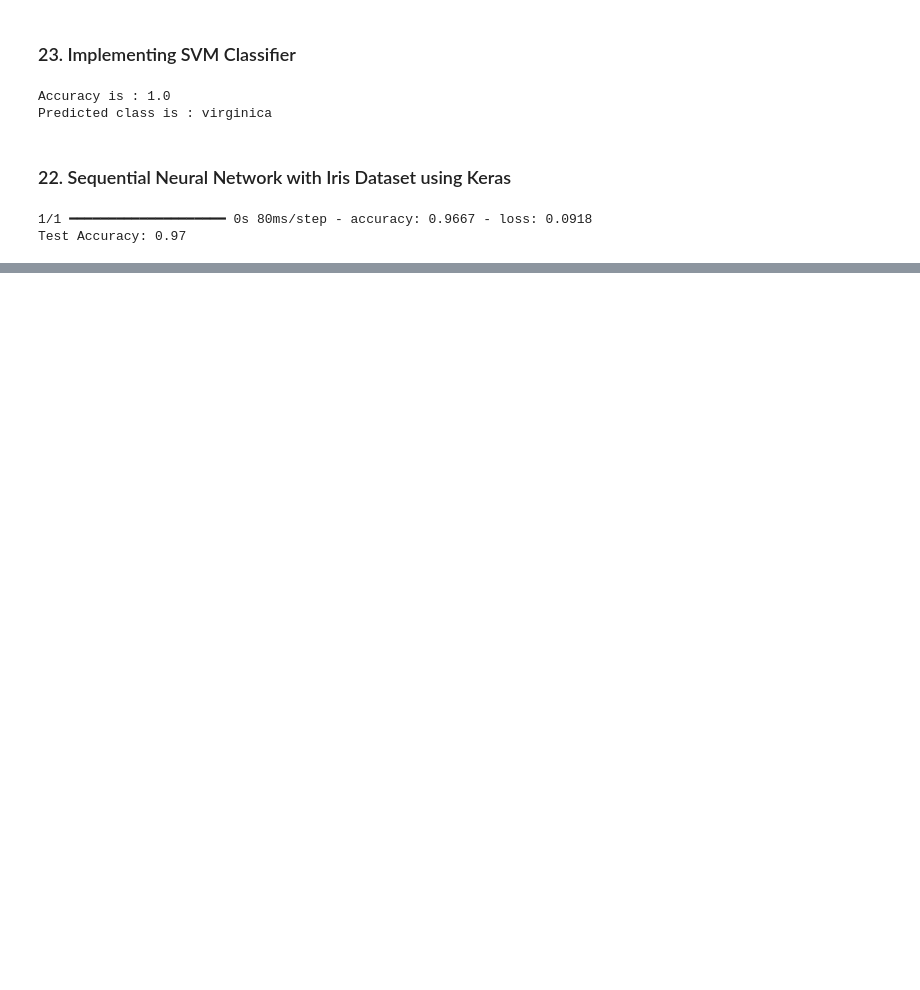
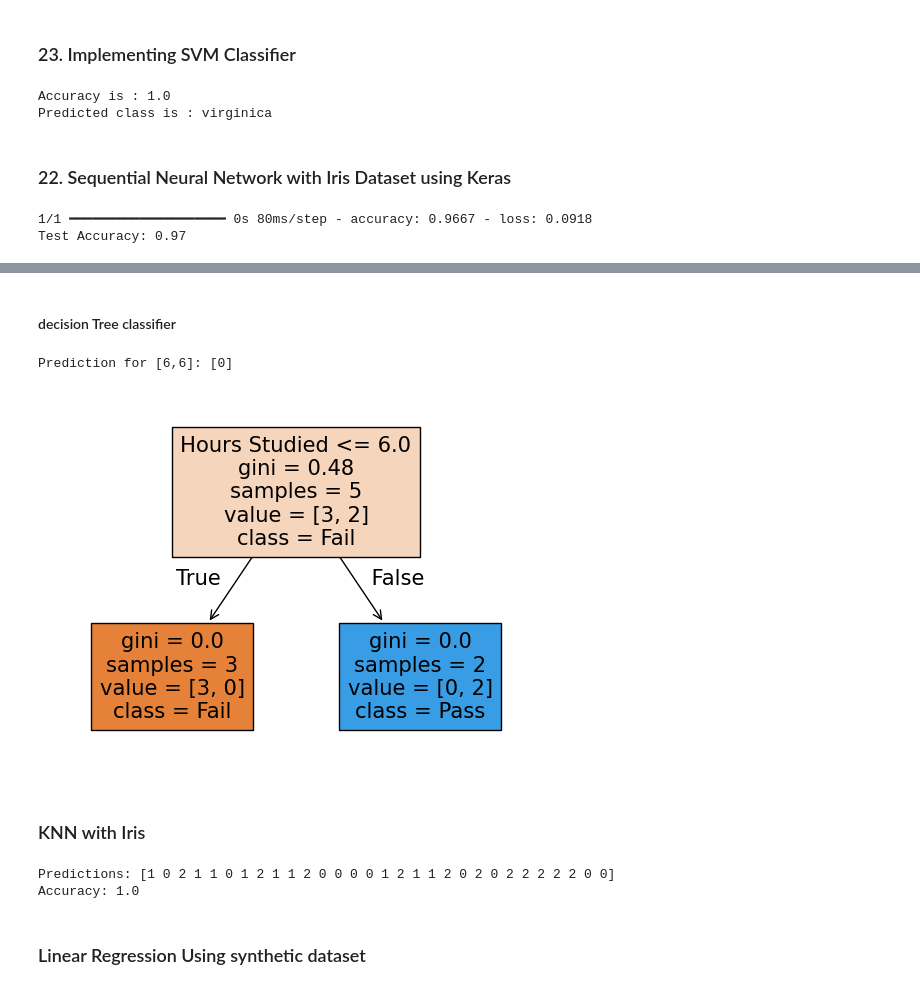
Before and after one commit to safwannuddin/ML-Intro, a Jupyter notebook: ML_Lab_external_programs.ipynb, the cells around one changed output, grey strips where cells are left out. Drawn from its saved outputs; the diff is of its cells as text; code cells hidden in the pictures; blank space fills up the shorter version.

```diff
--- a/ML_Lab_external_programs.ipynb
+++ b/ML_Lab_external_programs.ipynb
@@ -102,0 +155,58 @@ Cluster Labels for Each Data Point:
+# %% [markdown]
+#### decision Tree classifier
+# %%
+# Import libraries
+import numpy as np
+from sklearn.tree import DecisionTreeClassifier
+from sklearn import tree
+import matplotlib.pyplot as plt
+
+# Sample dataset
+# Features: [Hours studied, Hours slept]
+X = np.array([[5, 7], [3, 8], [8, 5], [2, 6], [7, 4]])
+# Labels: 0 = Fail, 1 = Pass
+y = np.array([0, 0, 1, 0, 1])
+
+# Create Decision Tree classifier
+clf = DecisionTreeClassifier()
+
+# Train the model
+clf.fit(X, y)
+
+# Make prediction for a new student
+pred = clf.predict([[6, 6]])
+print("Prediction for [6,6]:", pred)
+
+# Visualize the decision tree
+tree.plot_tree(clf, feature_names=["Hours Studied", "Hours Slept"], class_names=["Fail", "Pass"], filled=True)
+plt.show()  # <-- Make sure to include this to display the tree
+# %% [output]
+Prediction for [6,6]: [0]
+[figure, added]
+# %% [markdown]
+### KNN with Iris
+# %%
+from sklearn.datasets import load_iris
+from sklearn.model_selection import train_test_split
+from sklearn.neighbors import KNeighborsClassifier
+from sklearn.metrics import accuracy_score
+
+iris=load_iris()
+X=iris.data
+y=iris.target
+
+X_train,X_test,y_train,y_test=train_test_split(X,y,test_size=0.2,random_state =42)
+
+knn=KNeighborsClassifier(n_neighbors=3)
+
+knn.fit(X_train,y_train)
+
+y_pred=knn.predict(X_test)
+
+print("Predictions:", y_pred)
+print("Accuracy:", accuracy_score(y_test, y_pred))
+# %% [output]
+Predictions: [1 0 2 1 1 0 1 2 1 1 2 0 0 0 0 1 2 1 1 2 0 2 0 2 2 2 2 2 0 0]
+Accuracy: 1.0
+# %% [markdown]
+### Linear Regression Using synthetic dataset
```
Also changed, not shown: parts of 8 cells of this notebook.
